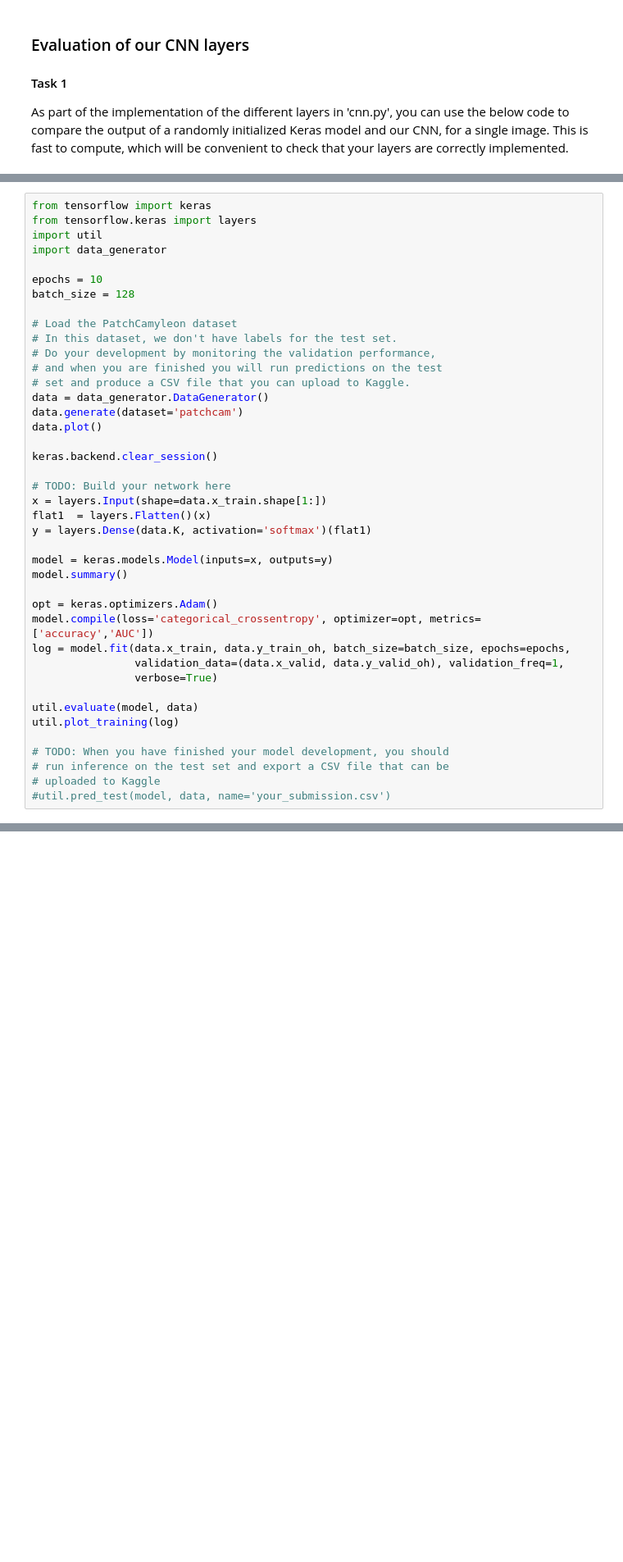
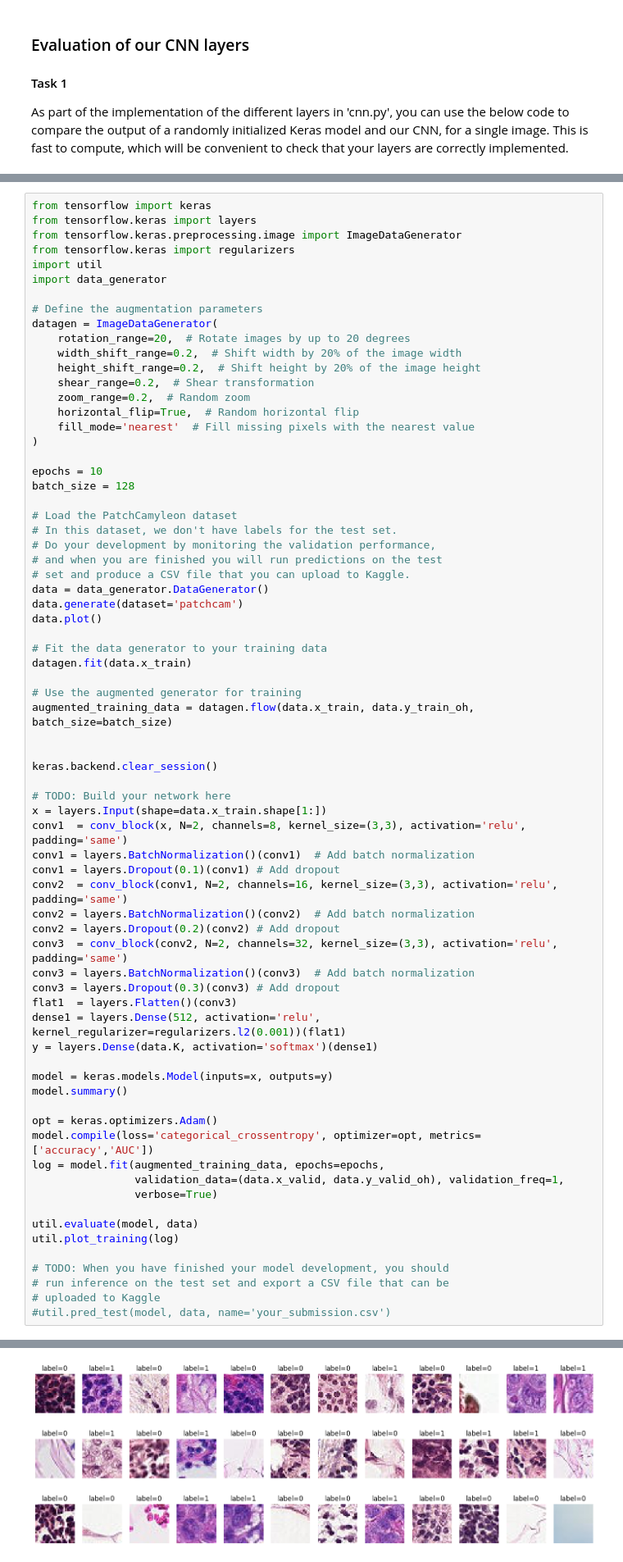
Before and after one commit to RavidElisabeth/TNM112, a Jupyter notebook: Lab02/lab02.ipynb, the cells around one changed output, grey strips where cells are left out. Shown at 82% size. Cells and saved outputs as stored; diff of their text form; blank space fills up the shorter version.

```diff
--- a/Lab02/lab02.ipynb
+++ b/Lab02/lab02.ipynb
@@ -422,8 +434,21 @@ When you are finished with your development, you should run the 'util.pred_test'
 # %%
 from tensorflow import keras
 from tensorflow.keras import layers
+from tensorflow.keras.preprocessing.image import ImageDataGenerator
+from tensorflow.keras import regularizers
 import util
 import data_generator
+
+# Define the augmentation parameters
+datagen = ImageDataGenerator(
+    rotation_range=20,  # Rotate images by up to 20 degrees
+    width_shift_range=0.2,  # Shift width by 20% of the image width
+    height_shift_range=0.2,  # Shift height by 20% of the image height
+    shear_range=0.2,  # Shear transformation
+    zoom_range=0.2,  # Random zoom
+    horizontal_flip=True,  # Random horizontal flip
+    fill_mode='nearest'  # Fill missing pixels with the nearest value
+)
 
 epochs = 10
 batch_size = 128
@@ -437,19 +462,36 @@ data = data_generator.DataGenerator()
 data.generate(dataset='patchcam')
 data.plot()
 
+# Fit the data generator to your training data
+datagen.fit(data.x_train)
+
+# Use the augmented generator for training
+augmented_training_data = datagen.flow(data.x_train, data.y_train_oh, batch_size=batch_size)
+
+
 keras.backend.clear_session()
 
 # TODO: Build your network here
 x = layers.Input(shape=data.x_train.shape[1:])
-flat1  = layers.Flatten()(x)
-y = layers.Dense(data.K, activation='softmax')(flat1)
+conv1  = conv_block(x, N=2, channels=8, kernel_size=(3,3), activation='relu', padding='same')
+conv1 = layers.BatchNormalization()(conv1)  # Add batch normalization
+conv1 = layers.Dropout(0.1)(conv1) # Add dropout
+conv2  = conv_block(conv1, N=2, channels=16, kernel_size=(3,3), activation='relu', padding='same')
+conv2 = layers.BatchNormalization()(conv2)  # Add batch normalization
+conv2 = layers.Dropout(0.2)(conv2) # Add dropout
+conv3  = conv_block(conv2, N=2, channels=32, kernel_size=(3,3), activation='relu', padding='same')
+conv3 = layers.BatchNormalization()(conv3)  # Add batch normalization
+conv3 = layers.Dropout(0.3)(conv3) # Add dropout
+flat1  = layers.Flatten()(conv3)
+dense1 = layers.Dense(512, activation='relu', kernel_regularizer=regularizers.l2(0.001))(flat1)
+y = layers.Dense(data.K, activation='softmax')(dense1)
 
 model = keras.models.Model(inputs=x, outputs=y)
 model.summary()
 
 opt = keras.optimizers.Adam()
 model.compile(loss='categorical_crossentropy', optimizer=opt, metrics=['accuracy','AUC'])
-log = model.fit(data.x_train, data.y_train_oh, batch_size=batch_size, epochs=epochs,
+log = model.fit(augmented_training_data, epochs=epochs,
                 validation_data=(data.x_valid, data.y_valid_oh), validation_freq=1,
                 verbose=True)
 
@@ -460,3 +502,4 @@ util.plot_training(log)
 # run inference on the test set and export a CSV file that can be
 # uploaded to Kaggle
 #util.pred_test(model, data, name='your_submission.csv')
+# %% [output]
@@ -462,0 +513 @@ util.plot_training(log)
+[figure, added]
```
Also changed, not shown: parts of 6 cells of this notebook.
